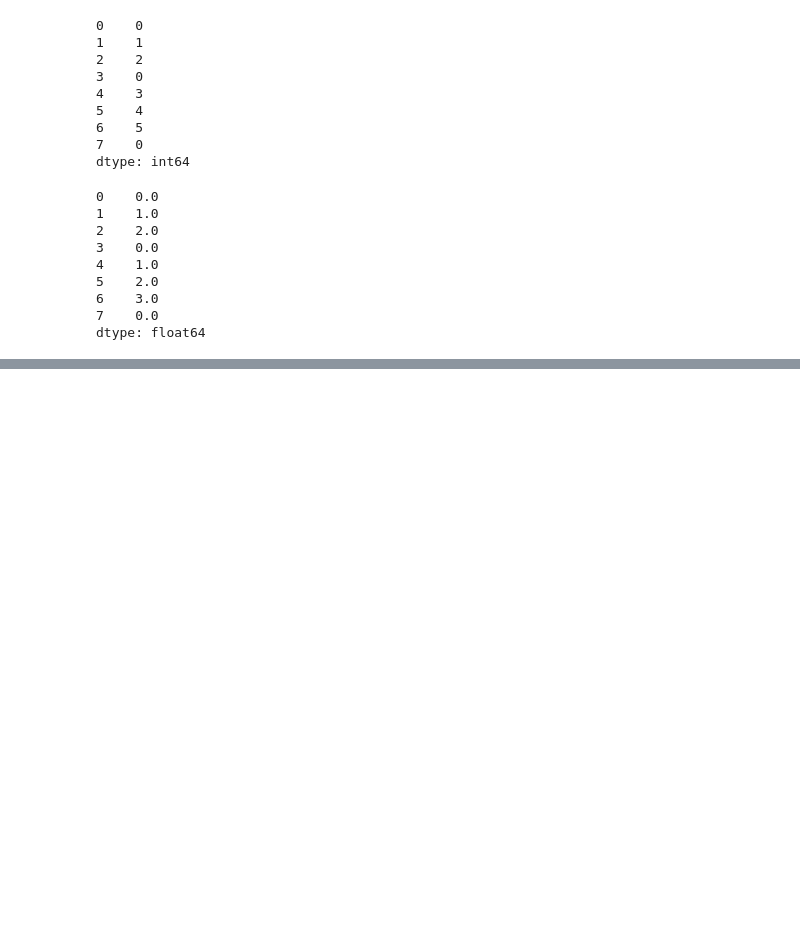
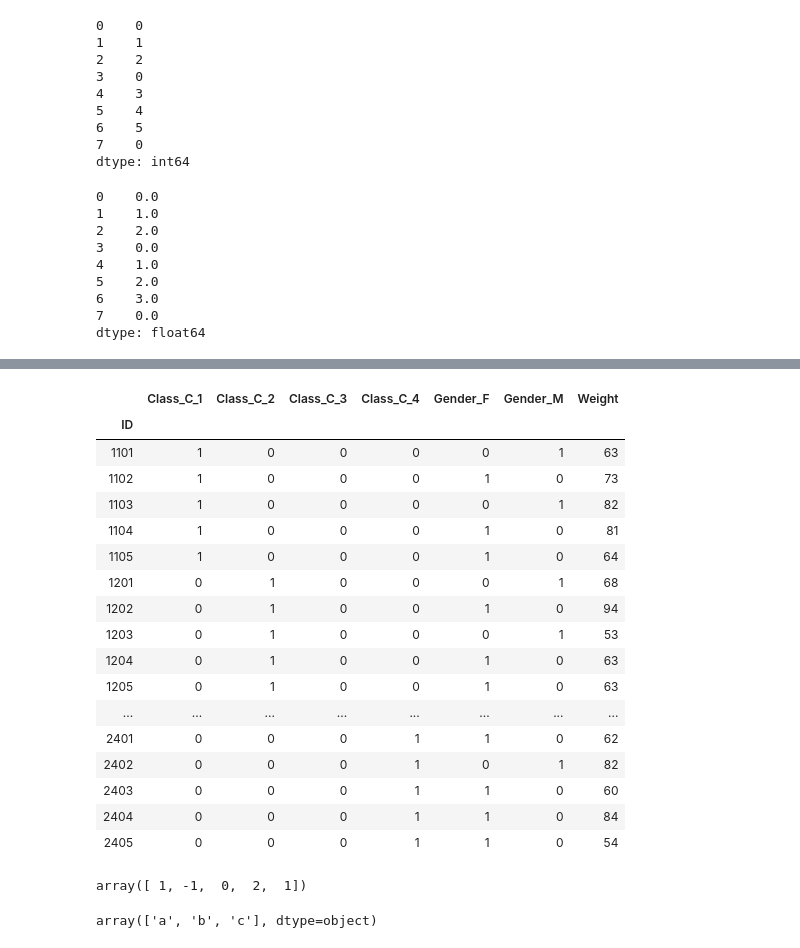
Before and after one commit to StupppidB/joyful-pandas, a Jupyter notebook: exercises/test.ipynb, the cells around one changed output, grey strips where cells are left out. Drawn from its saved outputs; the diff is of its cells as text; code cells hidden in the pictures; blank space fills up the shorter version.

```diff
--- a/exercises/test.ipynb
+++ b/exercises/test.ipynb
@@ -129,0 +267,2 @@ dtype: float64
+# %%
+df_d = df[['Class','Gender','Weight']]
@@ -129,0 +290,21 @@ dtype: float64
+# %%
+pd.get_dummies(df_d[['Class','Gender']]).join(df_d['Weight'])
+# %% [output]
+|  | Class_C_1 | Class_C_2 | Class_C_3 | Class_C_4 | Gender_F | Gender_M | Weight |
+| ID |  |  |  |  |  |  |  |
+| 1101 | 1 | 0 | 0 | 0 | 0 | 1 | 63 |
+| 1102 | 1 | 0 | 0 | 0 | 1 | 0 | 73 |
+| 1103 | 1 | 0 | 0 | 0 | 0 | 1 | 82 |
+| 1104 | 1 | 0 | 0 | 0 | 1 | 0 | 81 |
+| 1105 | 1 | 0 | 0 | 0 | 1 | 0 | 64 |
+| 1201 | 0 | 1 | 0 | 0 | 0 | 1 | 68 |
+| 1202 | 0 | 1 | 0 | 0 | 1 | 0 | 94 |
+| 1203 | 0 | 1 | 0 | 0 | 0 | 1 | 53 |
+| 1204 | 0 | 1 | 0 | 0 | 1 | 0 | 63 |
+| 1205 | 0 | 1 | 0 | 0 | 1 | 0 | 63 |
+| ... | ... | ... | ... | ... | ... | ... | ... |
+| 2401 | 0 | 0 | 0 | 1 | 1 | 0 | 62 |
+| 2402 | 0 | 0 | 0 | 1 | 0 | 1 | 82 |
+| 2403 | 0 | 0 | 0 | 1 | 1 | 0 | 60 |
+| 2404 | 0 | 0 | 0 | 1 | 1 | 0 | 84 |
+| 2405 | 0 | 0 | 0 | 1 | 1 | 0 | 54 |
@@ -129,0 +313,8 @@ dtype: float64
+# %%
+codes
+# %% [output]
+array([ 1, -1,  0,  2,  1])
+# %%
+uniques
+# %% [output]
+array(['a', 'b', 'c'], dtype=object)
```
Also changed, not shown: parts of 17 cells of this notebook, 3 other files.
